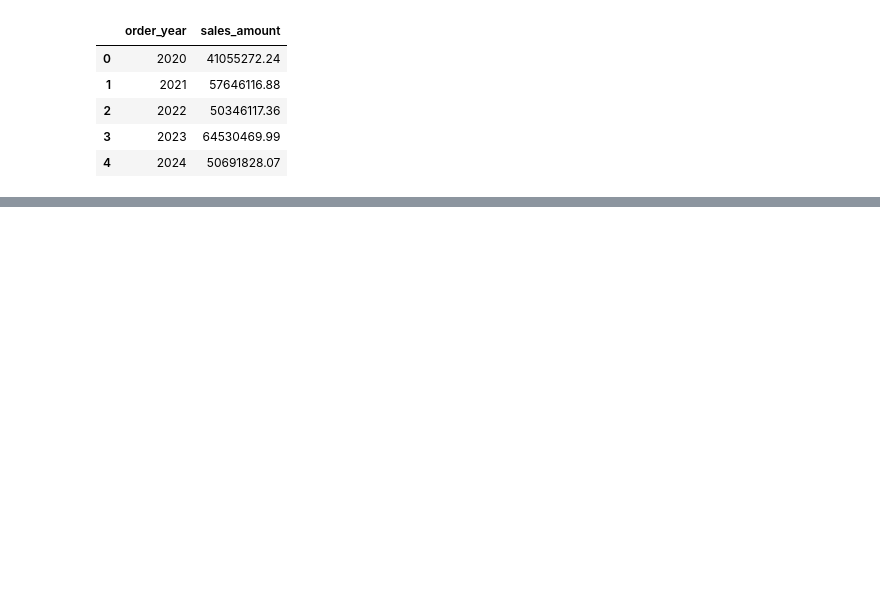
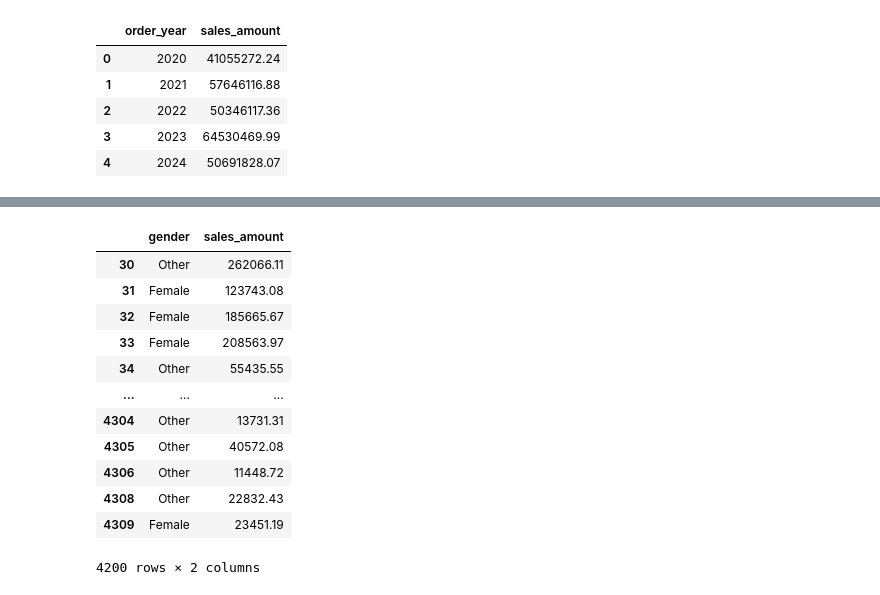
Before and after one commit to apostoliskalli-dot/Retail-Sales-Dataset, a Jupyter notebook: Retail_Sales_Dataset.ipynb, the cells around one changed output, grey strips where cells are left out. Saved outputs shown, nothing was run; the diff lists cells and outputs as text; code cells hidden in the pictures; blank space fills up the shorter version.

```diff
--- a/Retail_Sales_Dataset.ipynb
+++ b/Retail_Sales_Dataset.ipynb
@@ -754,0 +987,17 @@ with open("Final_Business_Report.html", "w", encoding='utf-8') as f:
+# %%
+df_hypothesis_testing=df[['gender','sales_amount']]
+df_hypothesis_testing
+# %% [output]
+|  | gender | sales_amount |
+| 30 | Other | 262066.11 |
+| 31 | Female | 123743.08 |
+| 32 | Female | 185665.67 |
+| 33 | Female | 208563.97 |
+| 34 | Other | 55435.55 |
+| ... | ... | ... |
+| 4304 | Other | 13731.31 |
+| 4305 | Other | 40572.08 |
+| 4306 | Other | 11448.72 |
+| 4308 | Other | 22832.43 |
+| 4309 | Female | 23451.19 |
+4200 rows × 2 columns
```
Also changed, not shown: parts of 35 cells of this notebook.
